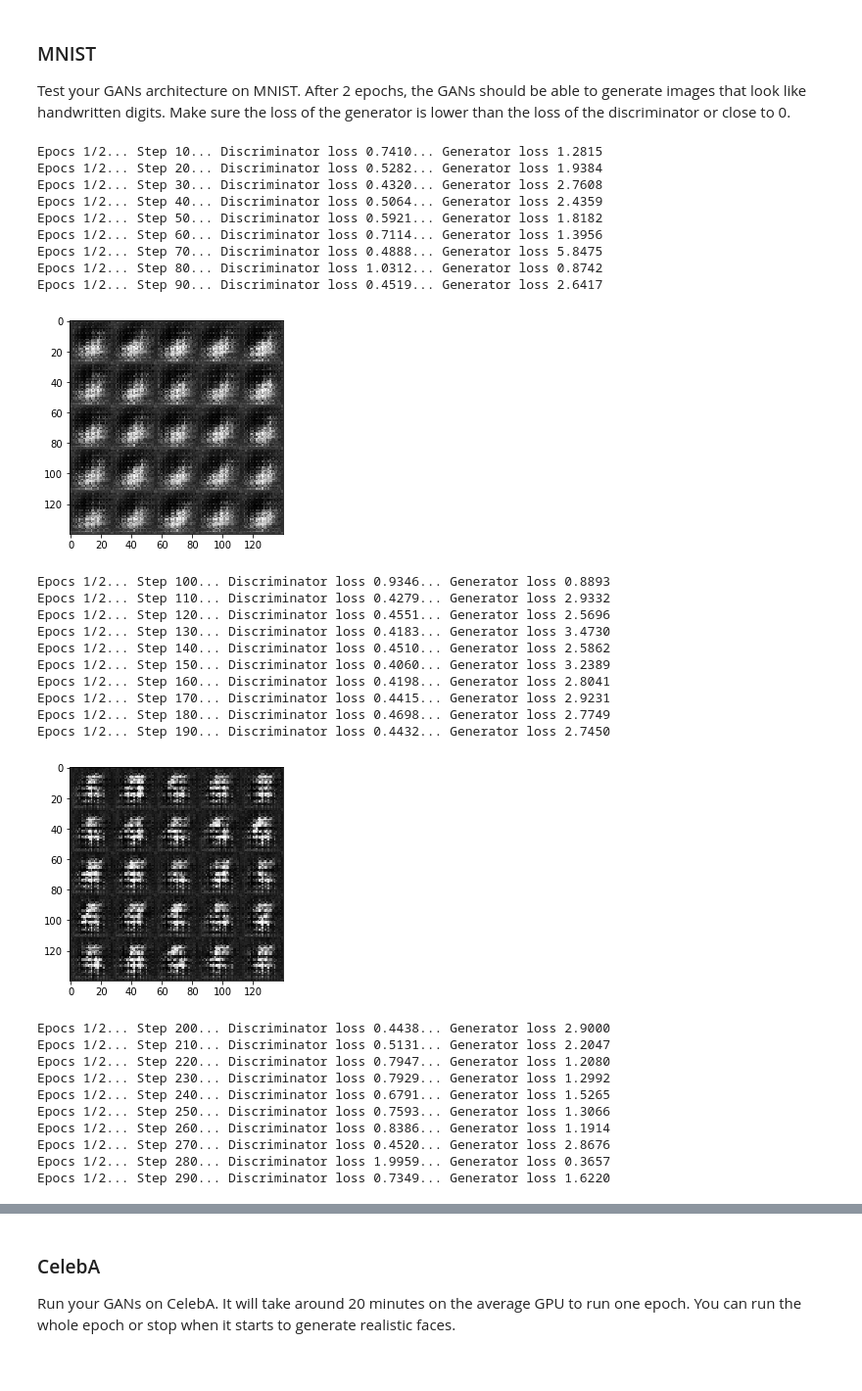
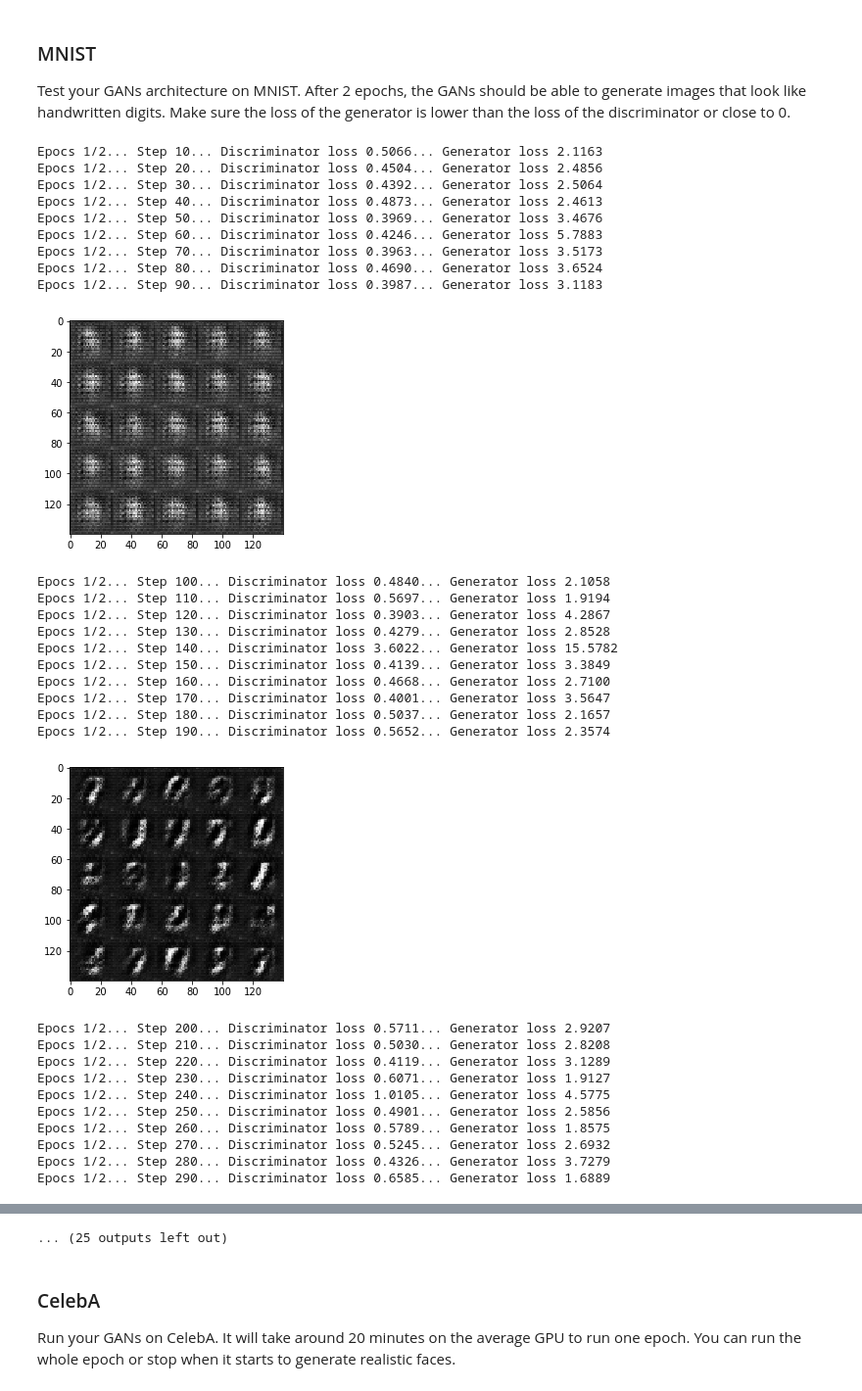
Before and after one commit to mlyhne/DLND-face-generation, a Jupyter notebook: dlnd_face_generation.ipynb, the cells around one changed output, grey strips where cells are left out. Shown at 98% size. Drawn from its saved outputs; the diff is of its cells as text; code cells hidden in the pictures.

```diff
--- a/dlnd_face_generation.ipynb
+++ b/dlnd_face_generation.ipynb
@@ -10,12 +10,12 @@ Since the celebA dataset is complex and you're doing GANs in a project for the f
 
 If you're using [FloydHub](https://www.floydhub.com/), set `data_dir` to "/input" and use the [FloydHub data ID](http://docs.floydhub.com/home/using_datasets/) "R5KrjnANiKVhLWAkpXhNBe".
 # %%
-data_dir = './data'
+#data_dir = './data'
 
 # FloydHub - Use with data ID "R5KrjnANiKVhLWAkpXhNBe"
 # floyd run --env tensorflow --data R5KrjnANiKVhLWAkpXhNBe:input --mode jupyter --gpu
 # remember to add data to .floydignore.
-#data_dir = '/input'
+data_dir = '/input'
 
 """
 DON'T MODIFY ANYTHING IN THIS CELL
@@ -409,50 +410,50 @@ def train(epoch_count, batch_size, z_dim, learning_rate, beta1, get_batches, dat
 ### MNIST
 Test your GANs architecture on MNIST.  After 2 epochs, the GANs should be able to generate images that look like handwritten digits.  Make sure the loss of the generator is lower than the loss of the discriminator or close to 0.
 # %%
-batch_size = 128
+batch_size = 64
 z_dim = 100
-learning_rate = 0.001
+learning_rate = 0.0005
 beta1 = 0.5
 
 
 """
 DON'T MODIFY ANYTHING IN THIS CELL THAT IS BELOW THIS LINE
 """
 epochs = 2
 
 mnist_dataset = helper.Dataset('mnist', glob(os.path.join(data_dir, 'mnist/*.jpg')))
 with tf.Graph().as_default():
     train(epochs, batch_size, z_dim, learning_rate, beta1, mnist_dataset.get_batches,
           mnist_dataset.shape, mnist_dataset.image_mode)
 # %% [output]
-Epocs 1/2... Step 10... Discriminator loss 0.7410... Generator loss 1.2815
-Epocs 1/2... Step 20... Discriminator loss 0.5282... Generator loss 1.9384
-Epocs 1/2... Step 30... Discriminator loss 0.4320... Generator loss 2.7608
-Epocs 1/2... Step 40... Discriminator loss 0.5064... Generator loss 2.4359
-Epocs 1/2... Step 50... Discriminator loss 0.5921... Generator loss 1.8182
-Epocs 1/2... Step 60... Discriminator loss 0.7114... Generator loss 1.3956
-Epocs 1/2... Step 70... Discriminator loss 0.4888... Generator loss 5.8475
-Epocs 1/2... Step 80... Discriminator loss 1.0312... Generator loss 0.8742
-Epocs 1/2... Step 90... Discriminator loss 0.4519... Generator loss 2.6417
+Epocs 1/2... Step 10... Discriminator loss 0.5066... Generator loss 2.1163
+Epocs 1/2... Step 20... Discriminator loss 0.4504... Generator loss 2.4856
+Epocs 1/2... Step 30... Discriminator loss 0.4392... Generator loss 2.5064
+Epocs 1/2... Step 40... Discriminator loss 0.4873... Generator loss 2.4613
+Epocs 1/2... Step 50... Discriminator loss 0.3969... Generator loss 3.4676
+Epocs 1/2... Step 60... Discriminator loss 0.4246... Generator loss 5.7883
+Epocs 1/2... Step 70... Discriminator loss 0.3963... Generator loss 3.5173
+Epocs 1/2... Step 80... Discriminator loss 0.4690... Generator loss 3.6524
+Epocs 1/2... Step 90... Discriminator loss 0.3987... Generator loss 3.1183
-[figure, old version]
+[figure, new version]
-Epocs 1/2... Step 100... Discriminator loss 0.9346... Generator loss 0.8893
-Epocs 1/2... Step 110... Discriminator loss 0.4279... Generator loss 2.9332
-Epocs 1/2... Step 120... Discriminator loss 0.4551... Generator loss 2.5696
-Epocs 1/2... Step 130... Discriminator loss 0.4183... Generator loss 3.4730
-Epocs 1/2... Step 140... Discriminator loss 0.4510... Generator loss 2.5862
-Epocs 1/2... Step 150... Discriminator loss 0.4060... Generator loss 3.2389
-Epocs 1/2... Step 160... Discriminator loss 0.4198... Generator loss 2.8041
-Epocs 1/2... Step 170... Discriminator loss 0.4415... Generator loss 2.9231
-Epocs 1/2... Step 180... Discriminator loss 0.4698... Generator loss 2.7749
-Epocs 1/2... Step 190... Discriminator loss 0.4432... Generator loss 2.7450
+Epocs 1/2... Step 100... Discriminator loss 0.4840... Generator loss 2.1058
+Epocs 1/2... Step 110... Discriminator loss 0.5697... Generator loss 1.9194
+Epocs 1/2... Step 120... Discriminator loss 0.3903... Generator loss 4.2867
+Epocs 1/2... Step 130... Discriminator loss 0.4279... Generator loss 2.8528
+Epocs 1/2... Step 140... Discriminator loss 3.6022... Generator loss 15.5782
+Epocs 1/2... Step 150... Discriminator loss 0.4139... Generator loss 3.3849
+Epocs 1/2... Step 160... Discriminator loss 0.4668... Generator loss 2.7100
+Epocs 1/2... Step 170... Discriminator loss 0.4001... Generator loss 3.5647
+Epocs 1/2... Step 180... Discriminator loss 0.5037... Generator loss 2.1657
+Epocs 1/2... Step 190... Discriminator loss 0.5652... Generator loss 2.3574
-[figure, old version]
+[figure, new version]
-Epocs 1/2... Step 200... Discriminator loss 0.4438... Generator loss 2.9000
-Epocs 1/2... Step 210... Discriminator loss 0.5131... Generator loss 2.2047
-Epocs 1/2... Step 220... Discriminator loss 0.7947... Generator loss 1.2080
-Epocs 1/2... Step 230... Discriminator loss 0.7929... Generator loss 1.2992
-Epocs 1/2... Step 240... Discriminator loss 0.6791... Generator loss 1.5265
-Epocs 1/2... Step 250... Discriminator loss 0.7593... Generator loss 1.3066
-Epocs 1/2... Step 260... Discriminator loss 0.8386... Generator loss 1.1914
-Epocs 1/2... Step 270... Discriminator loss 0.4520... Generator loss 2.8676
-Epocs 1/2... Step 280... Discriminator loss 1.9959... Generator loss 0.3657
-Epocs 1/2... Step 290... Discriminator loss 0.7349... Generator loss 1.6220
+Epocs 1/2... Step 200... Discriminator loss 0.5711... Generator loss 2.9207
+Epocs 1/2... Step 210... Discriminator loss 0.5030... Generator loss 2.8208
+Epocs 1/2... Step 220... Discriminator loss 0.4119... Generator loss 3.1289
+Epocs 1/2... Step 230... Discriminator loss 0.6071... Generator loss 1.9127
+Epocs 1/2... Step 240... Discriminator loss 1.0105... Generator loss 4.5775
+Epocs 1/2... Step 250... Discriminator loss 0.4901... Generator loss 2.5856
+Epocs 1/2... Step 260... Discriminator loss 0.5789... Generator loss 1.8575
+Epocs 1/2... Step 270... Discriminator loss 0.5245... Generator loss 2.6932
+Epocs 1/2... Step 280... Discriminator loss 0.4326... Generator loss 3.7279
+Epocs 1/2... Step 290... Discriminator loss 0.6585... Generator loss 1.6889
@@ -483,3 +494,4 @@ Epocs 1/2... Step 500... Discriminator loss 0.6575... Generator loss 1.5520
+... (25 outputs left out)
 # %% [markdown]
 ### CelebA
 Run your GANs on CelebA.  It will take around 20 minutes on the average GPU to run one epoch.  You can run the whole epoch or stop when it starts to generate realistic faces.
```
Also changed, not shown: parts of 5 cells of this notebook.
